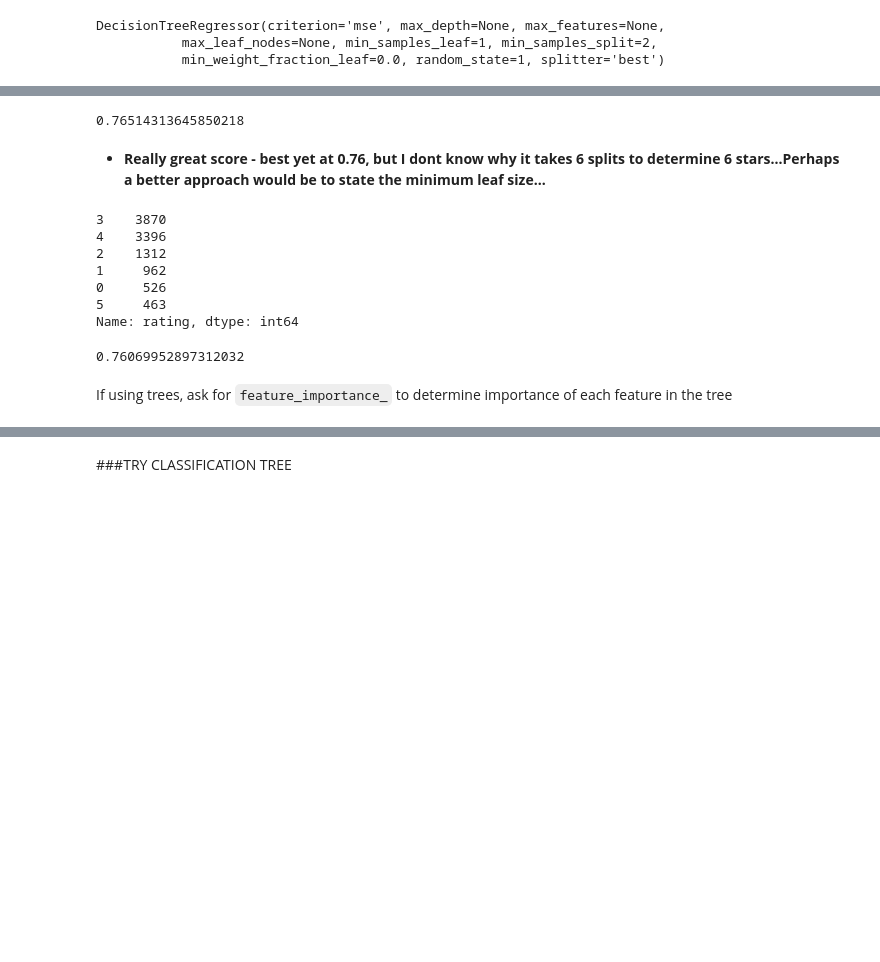
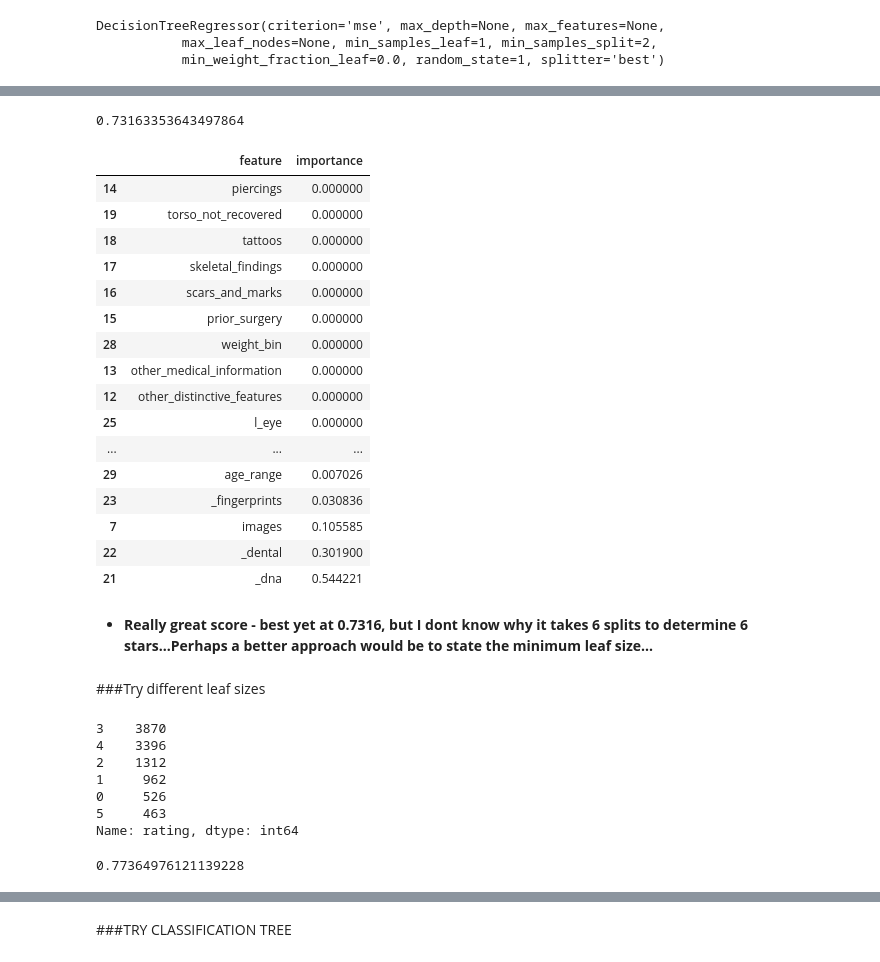
Before and after one commit to JAStark/GA_DataScience, a Jupyter notebook: Final_Project/namus_linreg.ipynb, the cells around one changed output, grey strips where cells are left out. Cells and saved outputs as stored; diff of their text form; code cells hidden in the pictures; blank space fills up the shorter version.

```diff
--- a/Final_Project/namus_linreg.ipynb
+++ b/Final_Project/namus_linreg.ipynb
@@ -674,18 +682,13 @@ linreg_features = ['all_parts_recovered',
                   'skeletal_findings',
                   'tattoos',
                   'torso_not_recovered',
-                  '_sex']
+                  '_sex',
+                  '_dna',
+                  '_dental',
+                  '_fingerprints',
+                  '_face',
+                  'l_eye',
+                  'r_eye',
+                  'height_bin',
+                  'weight_bin',
+                  'age_range']
-# %%
-X = namus[linreg_features]
-y = namus.rating
-
-from sklearn.cross_validation import train_test_split
-X_train, X_test, y_train, y_test = train_test_split(X, y, random_state=99)
-
-from sklearn.linear_model import LinearRegression
-linreg = LinearRegression()
-linreg.fit(X_train, y_train)
-
-## This doesnt work - get "ValueError: Can't handle mix of multiclass and continuous"
-from sklearn import metrics
-y_pred_class = linreg.predict(X_test)
@@ -1022,7 +906,28 @@ plt.ylabel('RMSE (lower is better)')
 # %%
-treereg = DecisionTreeRegressor(max_depth=7, random_state=1)
-scores = cross_val_score(treereg, X, y, cv=100, scoring='mean_squared_error')
+treereg = DecisionTreeRegressor(max_depth=4, random_state=1)
+scores = cross_val_score(treereg, X, y, cv=1000, scoring='mean_squared_error')
 np.mean(np.sqrt(-scores))
 # %% [output]
-0.76514313645850218
+0.73163353643497864
+# %%
+treereg.fit(X,y)
+pd.DataFrame({'feature':linreg_features, 'importance':treereg.feature_importances_}).sort_values(by='importance')
+# %% [output]
+|  | feature | importance |
+| 14 | piercings | 0.000000 |
+| 19 | torso_not_recovered | 0.000000 |
+| 18 | tattoos | 0.000000 |
+| 17 | skeletal_findings | 0.000000 |
+| 16 | scars_and_marks | 0.000000 |
+| 15 | prior_surgery | 0.000000 |
+| 28 | weight_bin | 0.000000 |
+| 13 | other_medical_information | 0.000000 |
+| 12 | other_distinctive_features | 0.000000 |
+| 25 | l_eye | 0.000000 |
+| ... | ... | ... |
+| 29 | age_range | 0.007026 |
+| 23 | _fingerprints | 0.030836 |
+| 7 | images | 0.105585 |
+| 22 | _dental | 0.301900 |
+| 21 | _dna | 0.544221 |
 # %%
@@ -1030,5 +935,7 @@ export_graphviz(treereg, out_file='tree_namus.dot', feature_names=treereg_featur
 # %% [markdown]
-* **Really great score - best yet at 0.76, but I dont know why it takes 6 splits to determine 6 stars...Perhaps a better approach would be to state the minimum leaf size...**
+* **Really great score - best yet at 0.7316, but I dont know why it takes 6 splits to determine 6 stars...Perhaps a better approach would be to state the minimum leaf size...**
+# %% [markdown]
+###Try different leaf sizes
 # %%
 namus.rating.value_counts()
 # %% [output]
@@ -1040,11 +947,9 @@ namus.rating.value_counts()
 5     463
 Name: rating, dtype: int64
 # %%
-treereg = DecisionTreeRegressor(max_depth=6, random_state=1)
-scores = cross_val_score(treereg, X, y, cv=100, scoring='mean_squared_error')
+treereg = DecisionTreeRegressor(min_samples_leaf=400, random_state=1)
+scores = cross_val_score(treereg, X, y, cv=1000, scoring='mean_squared_error')
 np.mean(np.sqrt(-scores))
 # %% [output]
-0.76069952897312032
+0.77364976121139228
-# %% [markdown]
-If using trees, ask for `feature_importance_` to determine importance of each feature in the tree
 # %%
```
Also changed, not shown: parts of 77 cells of this notebook, 11 other files.
